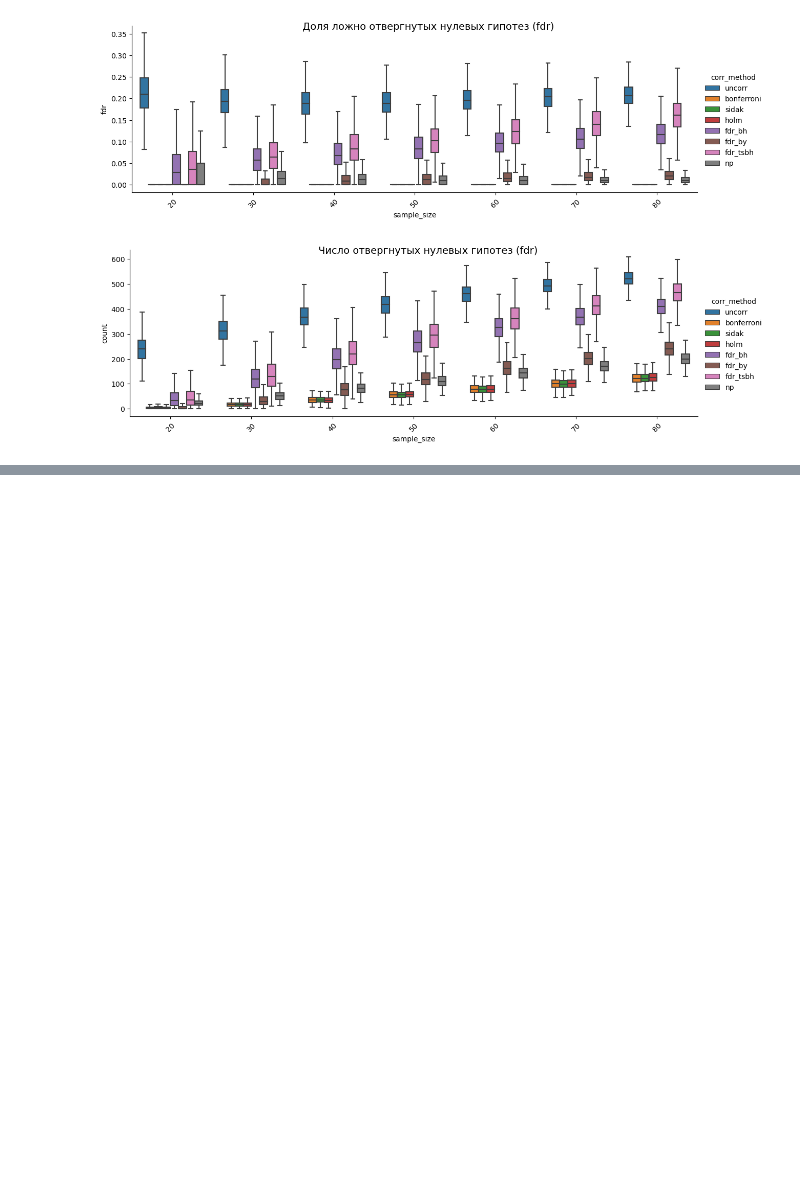
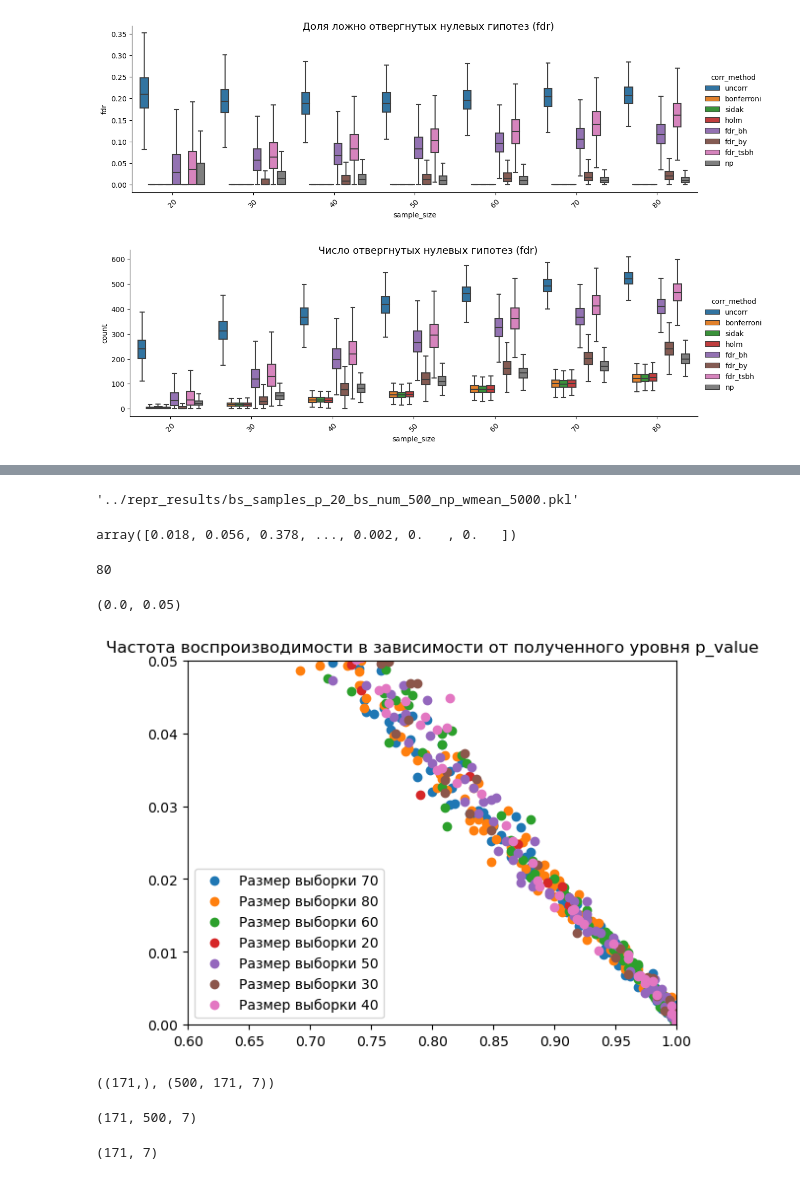
Before and after one commit to iknyazeva/EEGAnalysis, a Jupyter notebook: notebooks/NonParametric.ipynb, the cells around one changed output, grey strips where cells are left out. Saved outputs shown, nothing was run; the diff lists cells and outputs as text; code cells hidden in the pictures; blank space fills up the shorter version.

```diff
--- a/notebooks/NonParametric.ipynb
+++ b/notebooks/NonParametric.ipynb
@@ -128,0 +135,3 @@ g.fig.suptitle('Число отвергнутых нулевых гипотез
+# %%
+file_list = glob.glob('../repr_results/*wmean_5000.pkl')
+file_list
@@ -128,0 +146,40 @@ g.fig.suptitle('Число отвергнутых нулевых гипотез
+# %%
+file
+# %% [output]
+'../repr_results/bs_samples_p_20_bs_num_500_np_wmean_5000.pkl'
+# %%
+file=file_list[1]
+# %%
+(res_dict['p_vals_arr']<=0.05).mean(axis=0).flatten()
+# %% [output]
+array([0.018, 0.056, 0.378, ..., 0.002, 0.   , 0.   ])
+# %%
+res_dict['sample_size']
+# %% [output]
+80
+# %%
+for file in file_list:
+    with open(file, 'rb') as handle:
+        res_dict = pickle.load(handle)
+    sz = res_dict['sample_size']
+    plt.plot((res_dict['p_vals_arr']<=0.05).mean(axis=0).flatten(),
+    res_dict['p_vals_arr'].mean(axis=0).flatten(), 'o', label = f'Размер выборки {sz}');
+plt.legend()
+plt.title('Частота воспроизводимости в зависимости от полученного уровня p_value')
+plt.xlim((0.6, 1))
+plt.ylim((0, 0.05))
+# %% [output]
+(0.0, 0.05)
+[figure, added]
+# %%
+freq.shape, res_dict['p_vals_arr'].shape
+# %% [output]
+((171,), (500, 171, 7))
+# %%
+res_dict['p_vals_arr'].swapaxes(0,1).shape
+# %% [output]
+(171, 500, 7)
+# %%
+(res_dict['p_vals_arr']<=0.05).mean(axis=0).shape
+# %% [output]
+(171, 7)
```
Also changed, not shown: parts of 9 cells of this notebook, 5 other files.
